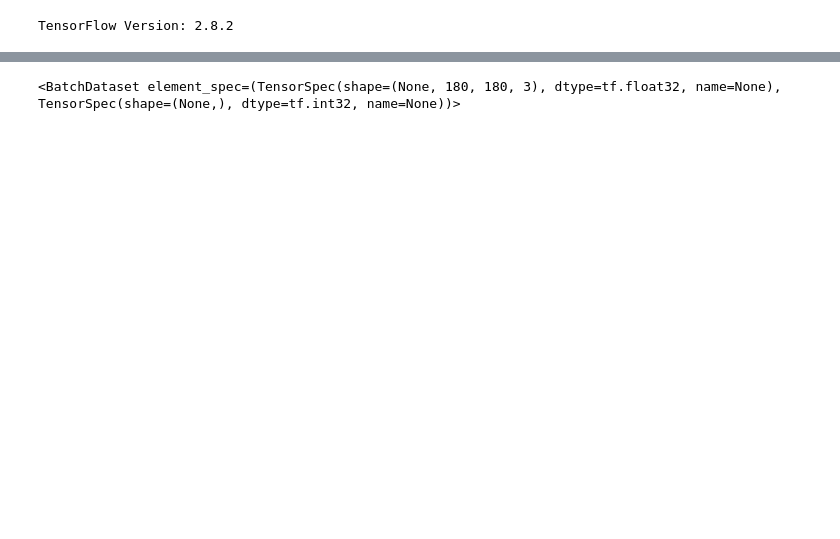
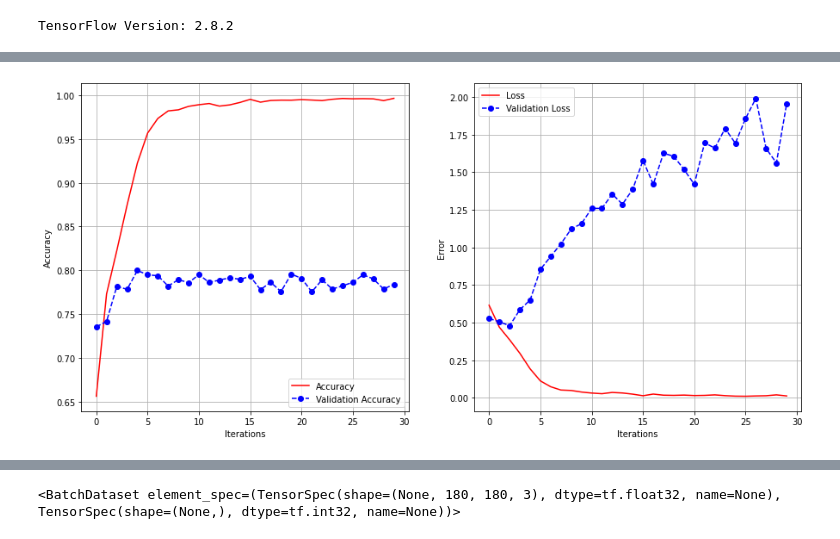
Before and after one commit to ozantahta/Transfer-Learning, a Jupyter notebook: Transfer Learning.ipynb, the cells around one changed output, grey strips where cells are left out. Cells and saved outputs as stored; diff of their text form; code cells hidden in the pictures; blank space fills up the shorter version.

Commit message:
Transfer Learning Model Update

```diff
--- a/Transfer Learning.ipynb
+++ b/Transfer Learning.ipynb
@@ -60,9 +77,0 @@ Using 20000 files for training.
-# %%
-val_ds = tf.keras.utils.image_dataset_from_directory(
-  data_dir,
-  validation_split=0.2,
-  subset="validation",
-  seed=123,
-  shuffle=True,
-  image_size=(img_size, img_size),
-  batch_size=batch_size)
@@ -103,0 +125,13 @@ TensorShape([32, 180, 180, 3])
+# %%
+model = tf.keras.models.Sequential([
+  tf.keras.layers.Rescaling(1./255, input_shape=(180, 180, 3)),
+  tf.keras.layers.Conv2D(16, 3, padding='same', activation='relu'),
+  tf.keras.layers.MaxPooling2D(),
+  tf.keras.layers.Conv2D(32, 3, padding='same', activation='relu'),
+  tf.keras.layers.MaxPooling2D(),
+  tf.keras.layers.Conv2D(64, 3, padding='same', activation='relu'),
+  tf.keras.layers.MaxPooling2D(),
+  tf.keras.layers.Flatten(),
+  tf.keras.layers.Dense(128, activation='relu'),
+  tf.keras.layers.Dense(1, activation='sigmoid')
+])
@@ -103,0 +158,10 @@ TensorShape([32, 180, 180, 3])
+# %%
+model.compile(optimizer='adam',
+              loss='binary_crossentropy',
+              metrics=['accuracy'])
+# %%
+model_hist = model.fit(
+    train_ds,
+    validation_data=val_ds,
+    epochs = 30
+)
@@ -103,0 +186,4 @@ TensorShape([32, 180, 180, 3])
+# %%
+build_plot(model_hist)
+# %% [output]
+[figure, added]
```
Also changed, not shown: parts of 35 cells of this notebook.
